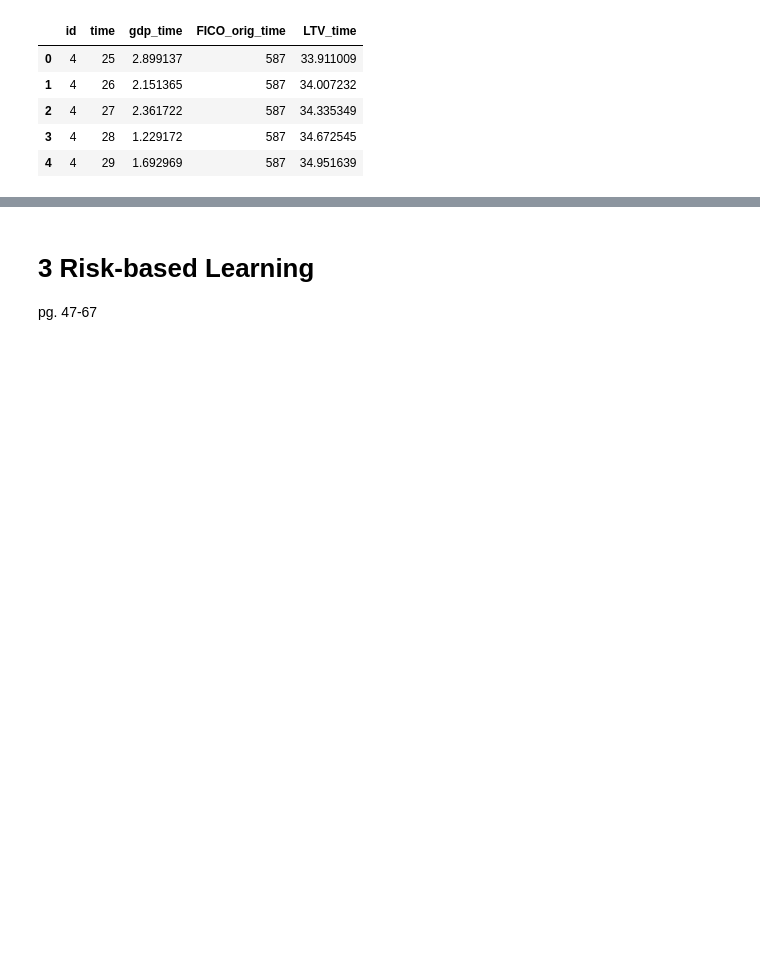
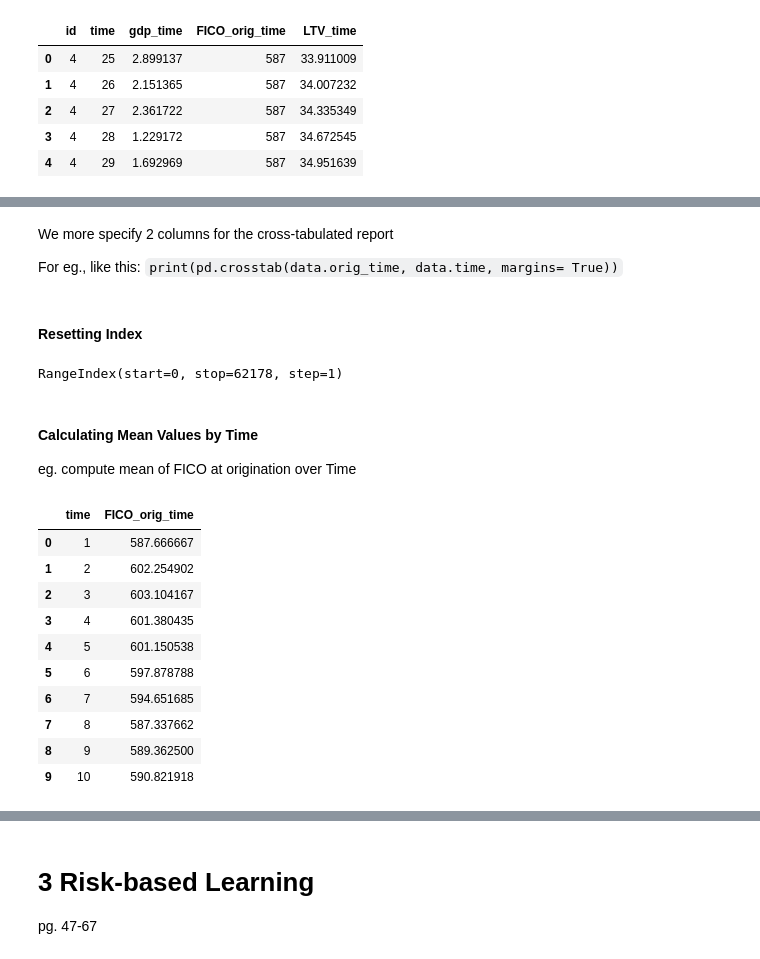
Before and after one commit to lktuan/deep_credit_risk, a Jupyter notebook: notebooks/part1_principle_of_data_learning.ipynb, the cells around one changed output, grey strips where cells are left out. Cells and saved outputs as stored; diff of their text form; code cells hidden in the pictures; blank space fills up the shorter version.

```diff
--- a/notebooks/part1_principle_of_data_learning.ipynb
+++ b/notebooks/part1_principle_of_data_learning.ipynb
@@ -214,0 +303,35 @@ data2.head()
+# %% [markdown]
+We more specify 2 columns for the cross-tabulated report
+
+For eg., like this: `print(pd.crosstab(data.orig_time, data.time, margins= True))`
+# %% [markdown]
+#### Resetting Index
+# %%
+data2 = data2.reset_index(drop=True) # if drop = False, the old index will be stored as a new variable called "Index"
+
+data2.index
+# %% [output]
+RangeIndex(start=0, stop=62178, step=1)
+# %% [markdown]
+#### Calculating Mean Values by Time
+
+eg. compute mean of FICO at origination over Time
+# %%
+data2 = data
+
+FICO = data2.groupby('time')['FICO_orig_time'].mean().reset_index(drop=False)
+# we retains the old index as a new variable, this is useful if we want to process index as a feature in pandas
+
+FICO.head(10)
+# %% [output]
+|  | time | FICO_orig_time |
+| 0 | 1 | 587.666667 |
+| 1 | 2 | 602.254902 |
+| 2 | 3 | 603.104167 |
+| 3 | 4 | 601.380435 |
+| 4 | 5 | 601.150538 |
+| 5 | 6 | 597.878788 |
+| 6 | 7 | 594.651685 |
+| 7 | 8 | 587.337662 |
+| 8 | 9 | 589.362500 |
+| 9 | 10 | 590.821918 |
```
Also changed, not shown: parts of 48 cells of this notebook, 1 other file.
